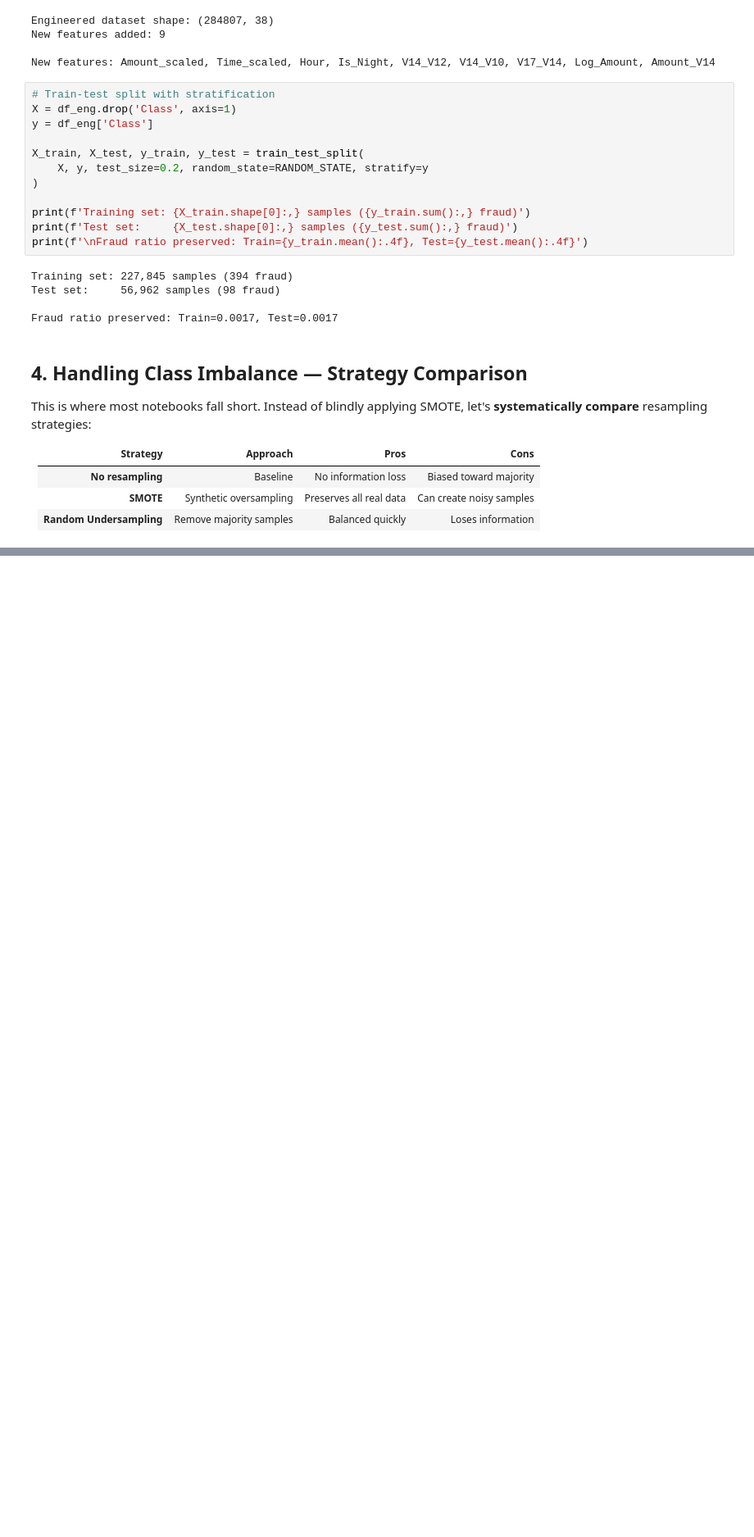
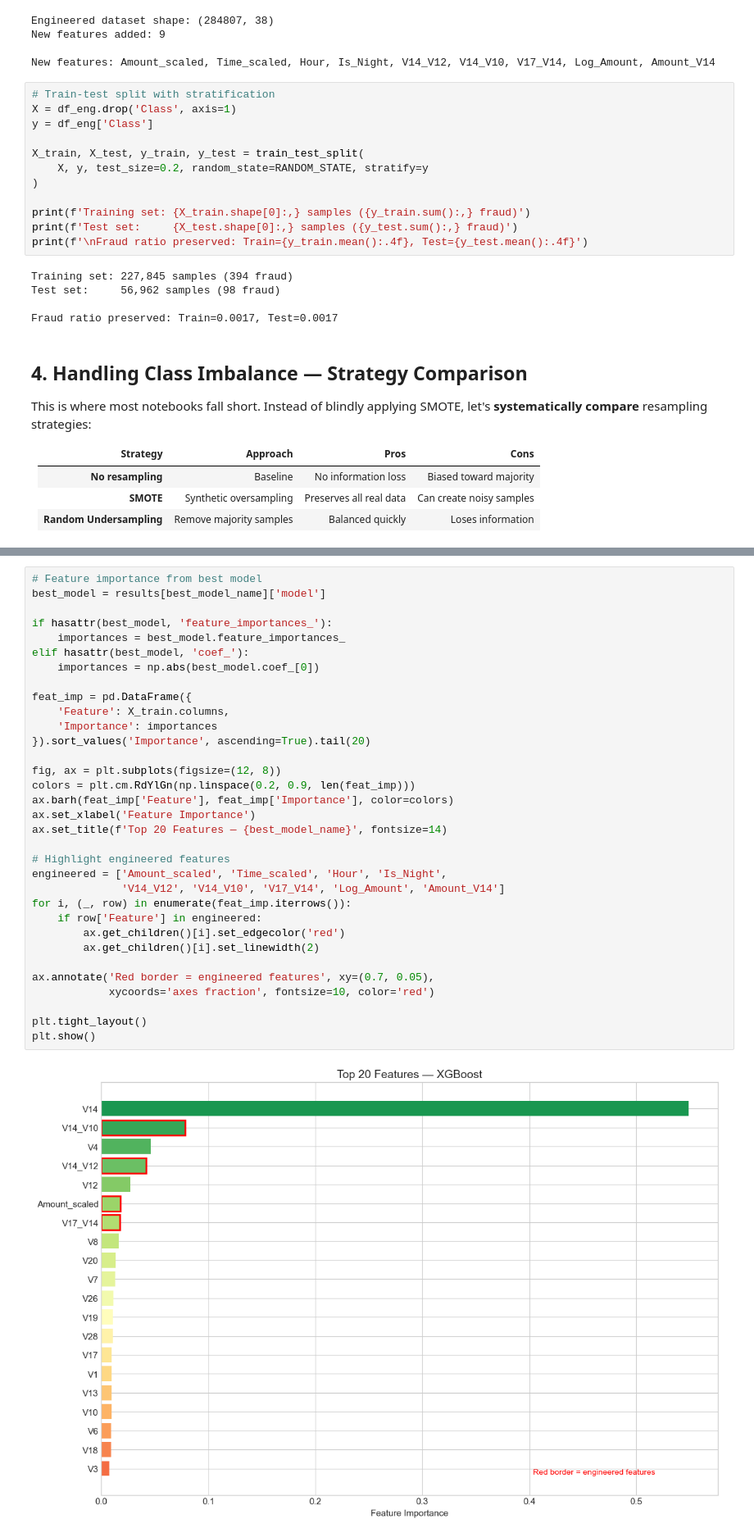
Before and after one commit to rushibankar3/Credit-card-fraud-detection-, a Jupyter notebook: credit-card-fraud-detection.ipynb, the cells around one changed output, grey strips where cells are left out. Shown at 82% size. Drawn from its saved outputs; the diff is of its cells as text; blank space fills up the shorter version.

```diff
--- a/credit-card-fraud-detection.ipynb
+++ b/credit-card-fraud-detection.ipynb
@@ -395,0 +646,35 @@ plt.show()
+# %%
+# Feature importance from best model
+best_model = results[best_model_name]['model']
+
+if hasattr(best_model, 'feature_importances_'):
+    importances = best_model.feature_importances_
+elif hasattr(best_model, 'coef_'):
+    importances = np.abs(best_model.coef_[0])
+
+feat_imp = pd.DataFrame({
+    'Feature': X_train.columns,
+    'Importance': importances
+}).sort_values('Importance', ascending=True).tail(20)
+
+fig, ax = plt.subplots(figsize=(12, 8))
+colors = plt.cm.RdYlGn(np.linspace(0.2, 0.9, len(feat_imp)))
+ax.barh(feat_imp['Feature'], feat_imp['Importance'], color=colors)
+ax.set_xlabel('Feature Importance')
+ax.set_title(f'Top 20 Features — {best_model_name}', fontsize=14)
+
+# Highlight engineered features
+engineered = ['Amount_scaled', 'Time_scaled', 'Hour', 'Is_Night',
+              'V14_V12', 'V14_V10', 'V17_V14', 'Log_Amount', 'Amount_V14']
+for i, (_, row) in enumerate(feat_imp.iterrows()):
+    if row['Feature'] in engineered:
+        ax.get_children()[i].set_edgecolor('red')
+        ax.get_children()[i].set_linewidth(2)
+
+ax.annotate('Red border = engineered features', xy=(0.7, 0.05),
+            xycoords='axes fraction', fontsize=10, color='red')
+
+plt.tight_layout()
+plt.show()
+# %% [output]
+[figure, added]
```
Also changed, not shown: parts of 10 cells of this notebook.
